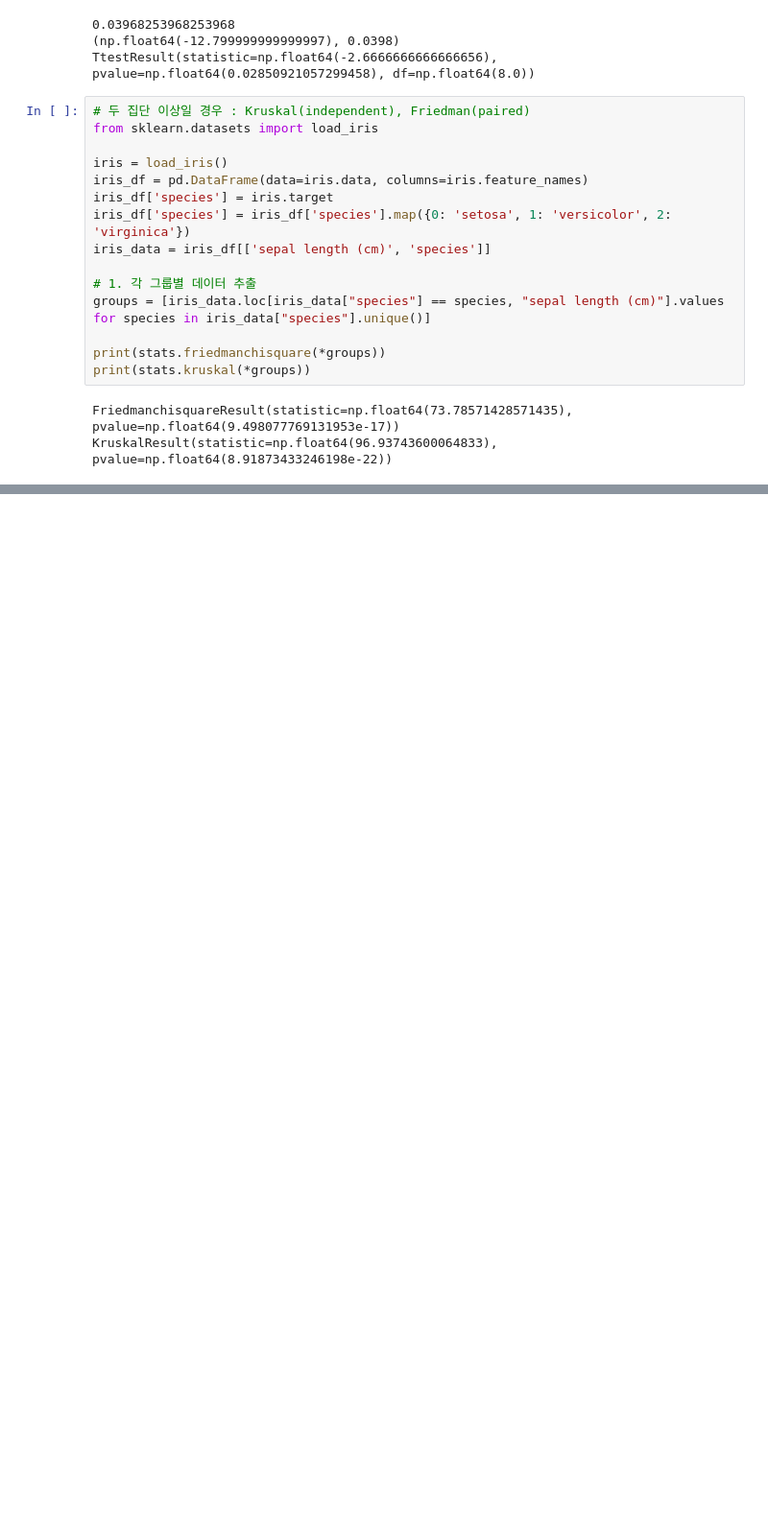
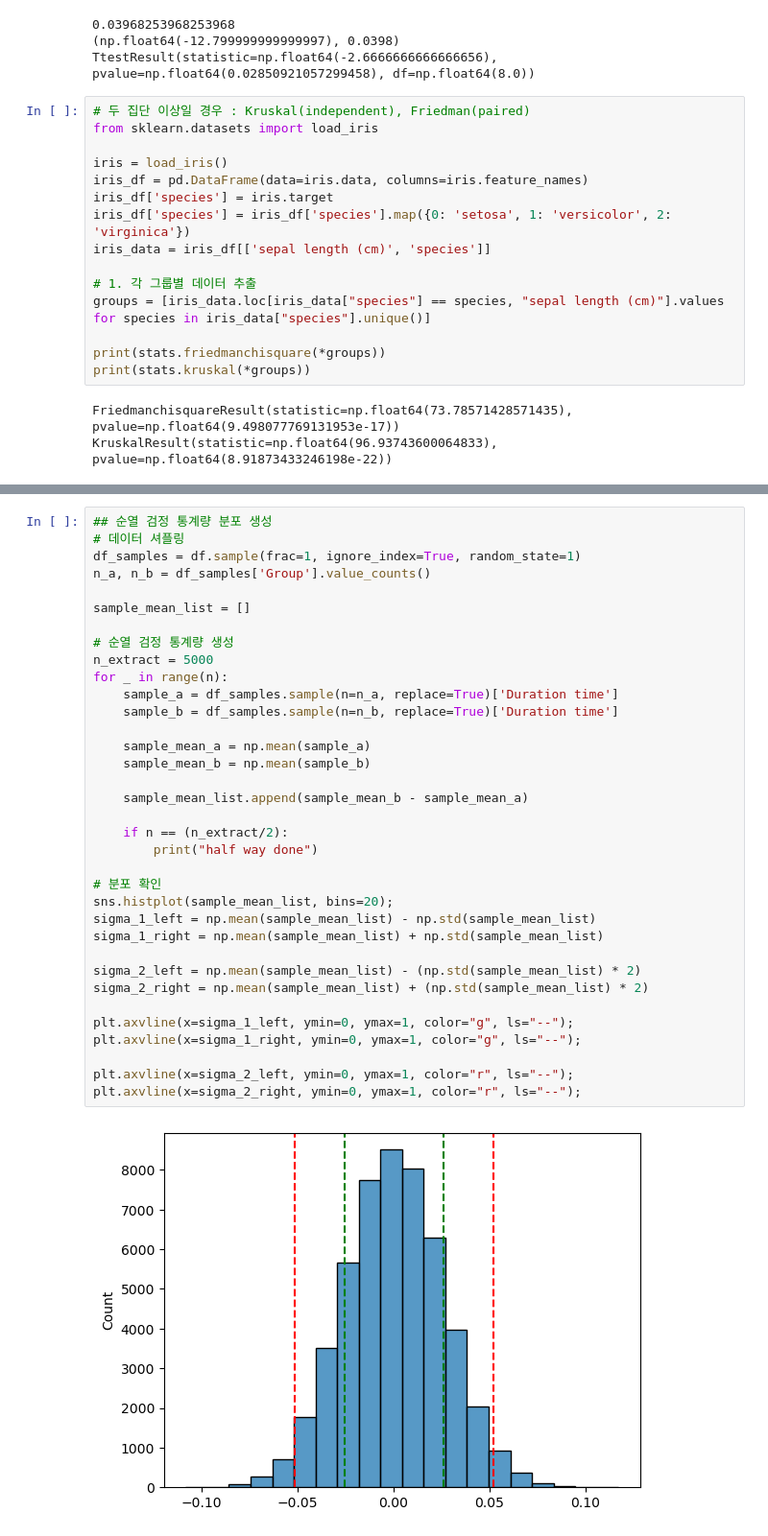
Before and after one commit to klee30810/ADP-study, a Jupyter notebook: stats/kwak/Chap 14. 비모수검정.ipynb, the cells around one changed output, grey strips where cells are left out. Shown at 96% size. Cells and saved outputs as stored; diff of their text form; blank space fills up the shorter version.

```diff
--- a/stats/kwak/Chap 14. 비모수검정.ipynb
+++ b/stats/kwak/Chap 14. 비모수검정.ipynb
@@ -179,0 +210,37 @@ KruskalResult(statistic=np.float64(96.93743600064833), pvalue=np.float64(8.91873
+# %%
+## 순열 검정 통계량 분포 생성
+# 데이터 셔플링
+df_samples = df.sample(frac=1, ignore_index=True, random_state=1)
+n_a, n_b = df_samples['Group'].value_counts()
+
+sample_mean_list = []
+
+# 순열 검정 통계량 생성
+n_extract = 5000
+for _ in range(n):
+    sample_a = df_samples.sample(n=n_a, replace=True)['Duration time']
+    sample_b = df_samples.sample(n=n_b, replace=True)['Duration time']
+
+    sample_mean_a = np.mean(sample_a)
+    sample_mean_b = np.mean(sample_b)
+
+    sample_mean_list.append(sample_mean_b - sample_mean_a)
+
+    if n == (n_extract/2):
+        print("half way done")
+
+# 분포 확인
+sns.histplot(sample_mean_list, bins=20);
+sigma_1_left = np.mean(sample_mean_list) - np.std(sample_mean_list)
+sigma_1_right = np.mean(sample_mean_list) + np.std(sample_mean_list)
+
+sigma_2_left = np.mean(sample_mean_list) - (np.std(sample_mean_list) * 2)
+sigma_2_right = np.mean(sample_mean_list) + (np.std(sample_mean_list) * 2)
+
+plt.axvline(x=sigma_1_left, ymin=0, ymax=1, color="g", ls="--");
+plt.axvline(x=sigma_1_right, ymin=0, ymax=1, color="g", ls="--");
+
+plt.axvline(x=sigma_2_left, ymin=0, ymax=1, color="r", ls="--");
+plt.axvline(x=sigma_2_right, ymin=0, ymax=1, color="r", ls="--");
+# %% [output]
+[figure, added]
```
Also changed, not shown: parts of 4 cells of this notebook.
